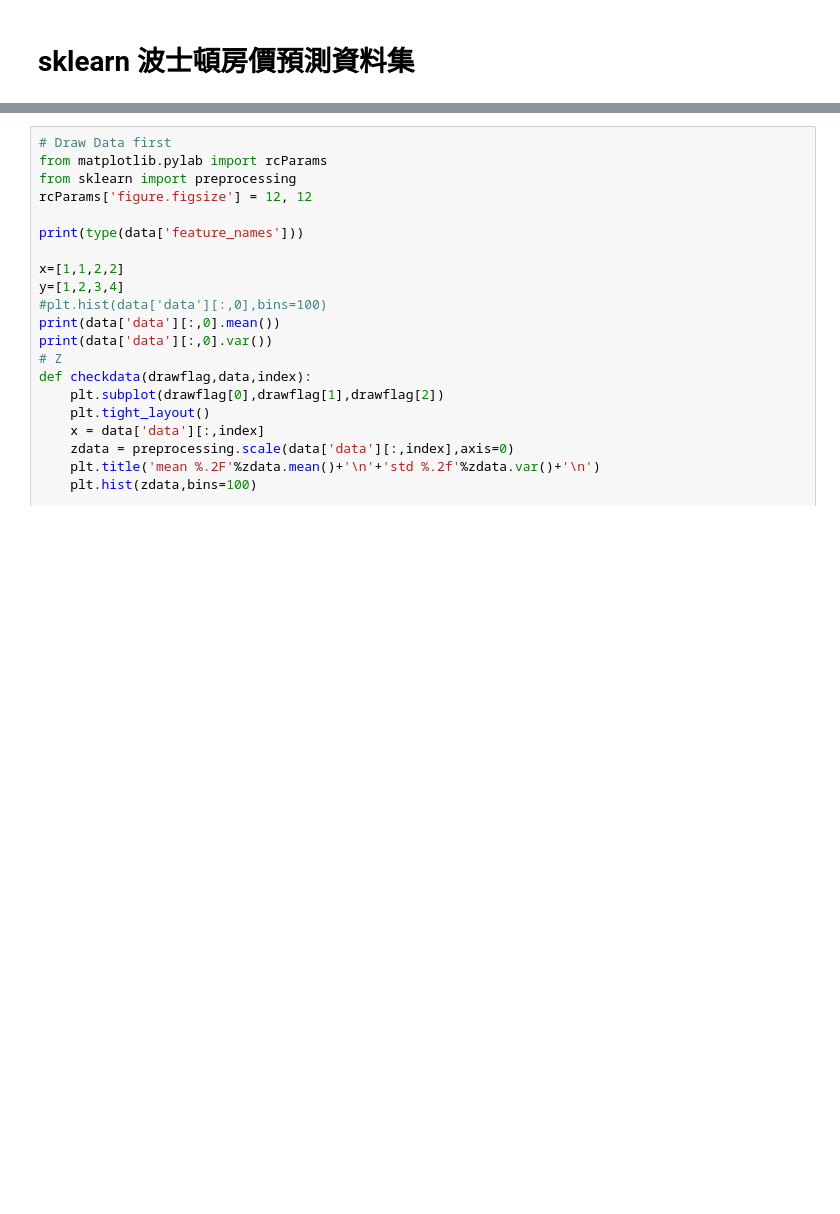
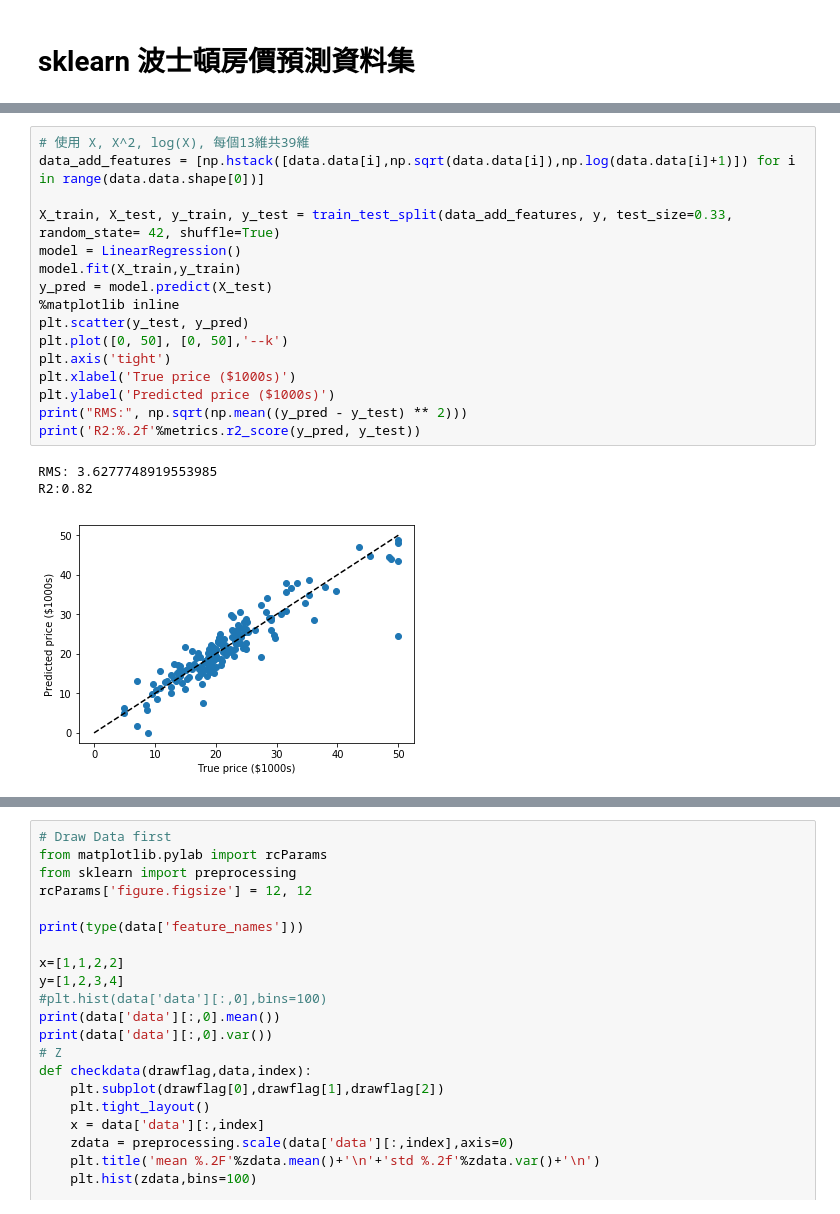
Before and after one commit to neohung/ml_note, a Jupyter notebook: lesson/ML2_Linear_Regression_overfitting.ipynb, the cells around one changed output, grey strips where cells are left out. Cells and saved outputs as stored; diff of their text form; blank space fills up the shorter version.

```diff
--- a/lesson/ML2_Linear_Regression_overfitting.ipynb
+++ b/lesson/ML2_Linear_Regression_overfitting.ipynb
@@ -584,0 +607,20 @@ array([ 18. ,   0. ,   0. ,   0. ,   0. ,   0. ,  12.5,  12.5,  12.5,
+# %%
+# 使用 X, X^2, log(X), 每個13維共39維
+data_add_features = [np.hstack([data.data[i],np.sqrt(data.data[i]),np.log(data.data[i]+1)]) for i in range(data.data.shape[0])]
+
+X_train, X_test, y_train, y_test = train_test_split(data_add_features, y, test_size=0.33, random_state= 42, shuffle=True)
+model = LinearRegression()
+model.fit(X_train,y_train)
+y_pred = model.predict(X_test)
+%matplotlib inline
+plt.scatter(y_test, y_pred)
+plt.plot([0, 50], [0, 50],'--k')
+plt.axis('tight')
+plt.xlabel('True price ($1000s)')
+plt.ylabel('Predicted price ($1000s)')
+print("RMS:", np.sqrt(np.mean((y_pred - y_test) ** 2)))
+print('R2:%.2f'%metrics.r2_score(y_pred, y_test))
+# %% [output]
+RMS: 3.6277748919553985
+R2:0.82
+[figure, added]
```
Also changed, not shown: parts of 13 cells of this notebook, 2 other files.
